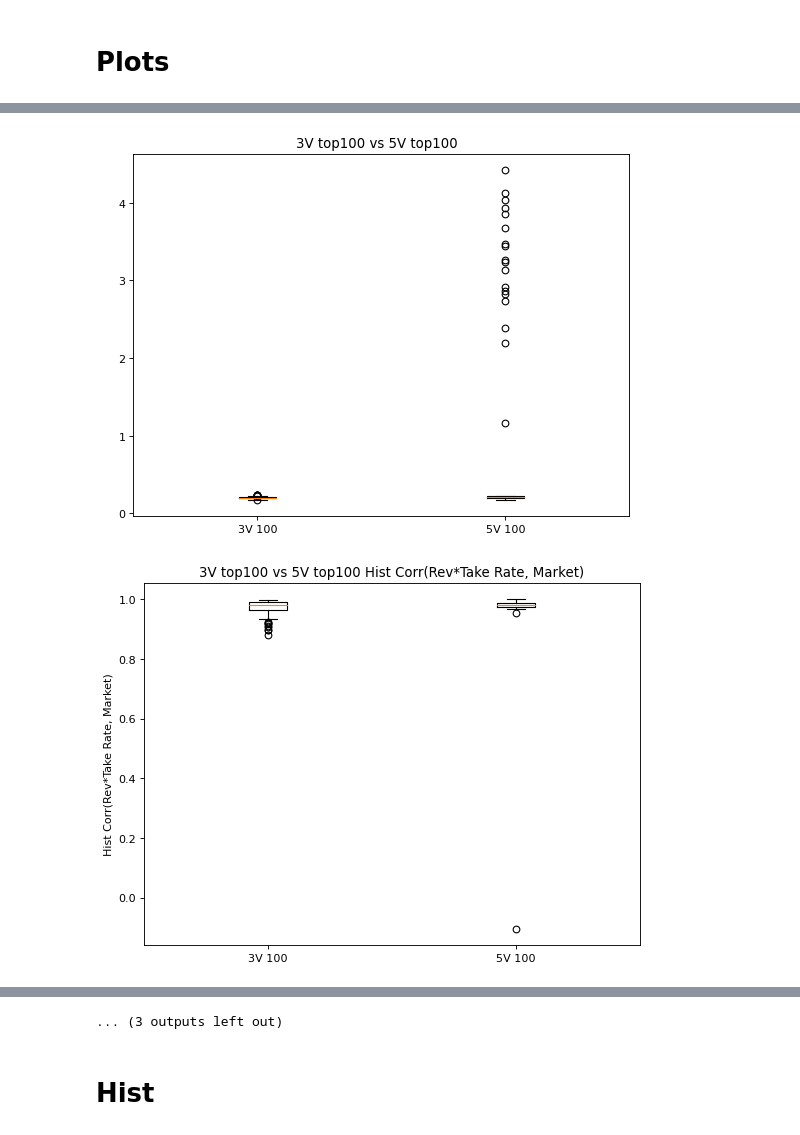
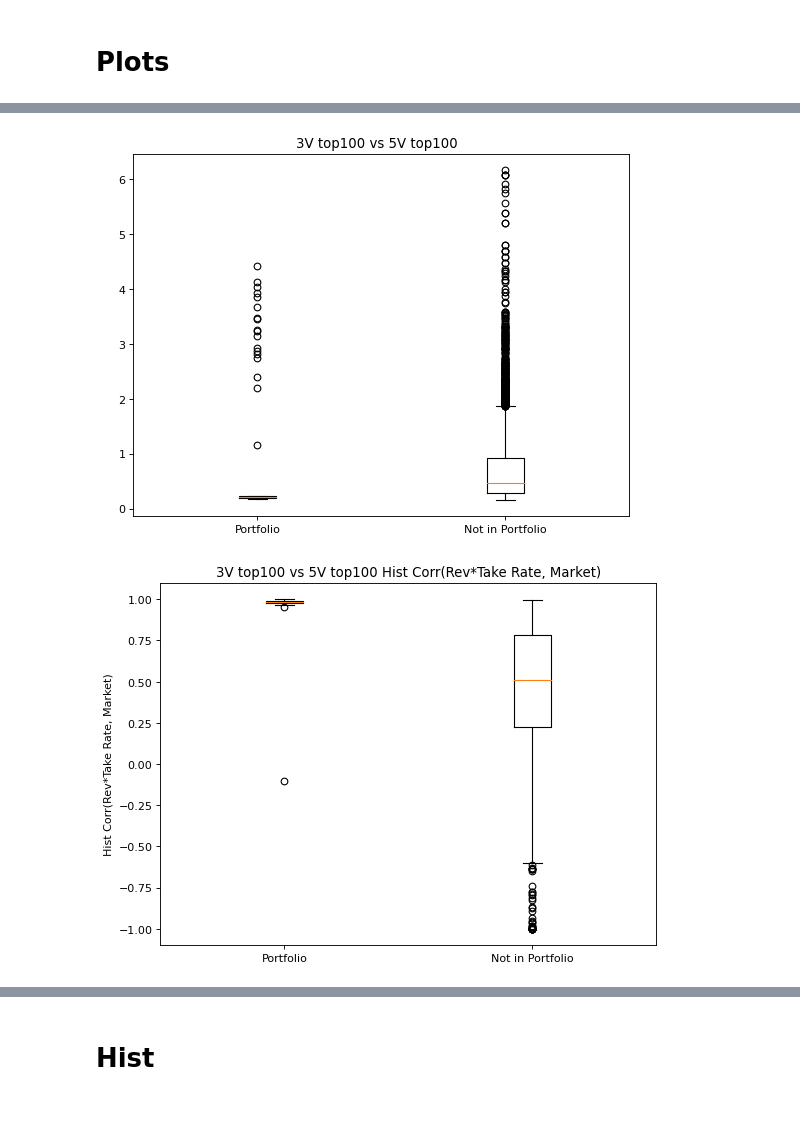
Before and after one commit to TGChenZP/MAST30034-A2_GroupWork_Py, a Jupyter notebook: final_ppt_visuals/R_1_final_visuals.ipynb, the cells around one changed output, grey strips where cells are left out. Drawn from its saved outputs; the diff is of its cells as text; code cells hidden in the pictures.

```diff
--- a/final_ppt_visuals/R_1_final_visuals.ipynb
+++ b/final_ppt_visuals/R_1_final_visuals.ipynb
@@ -226,11 +226,11 @@ def draw_plot_ones(lists, var_of_interest, title1, title2, tag):
     plt.savefig(f'../plots/Boxplot_{title1} {title2}.png')
     plt.show()
 # %%
-lists = [[three_vars_top_100_variables,five_vars_top_100_variables], [three_var_only_variables, five_var_only_variables, intersection_variables], [five_vars_top_100_variables, five_var_complementary_variables]]
+lists = [[five_vars_top_100_variables, five_var_complementary_variables]]
 title1 = ['3V top100 vs 5V top100', "top100: 3n5' vs 5n3' vs n", "Merchants in Portfolio vs Merchants not in Portfolio"]
 vars_of_interest = ['mean', 'standardised stdev', 'corr', 'repeated_purchase_rate', 'persona_score']
 title2 = ['', ' ', 'Hist Corr(Rev*Take Rate, Market)', 'Repeated Purchase Rate', 'Persona Rate']
-tags = [["3V 100", "5V 100"], ["3n5’", "5n3‘", "n"], ["Portfolio", "Not in Portfolio"]]
+tags = [["Portfolio", "Not in Portfolio"]]
 
 for i in range(len(lists)):
     for j in range(len(vars_of_interest)):
@@ -240,2 +240,2 @@ for i in range(len(lists)):
-[figure, old version]
+[figure, new version]
-[figure, old version]
+[figure, new version]
@@ -251,4 +244,3 @@ for i in range(len(lists)):
-... (3 outputs left out)
 # %% [markdown]
 # Hist
 # %%
```
Also changed, not shown: parts of 4 cells of this notebook, 9 other files.
